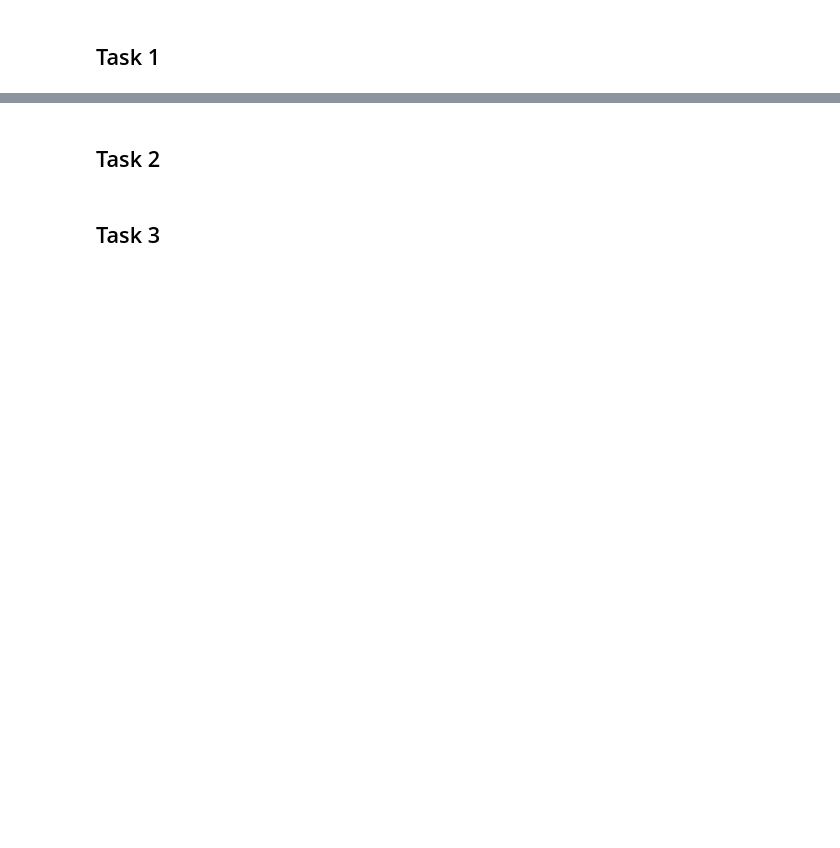
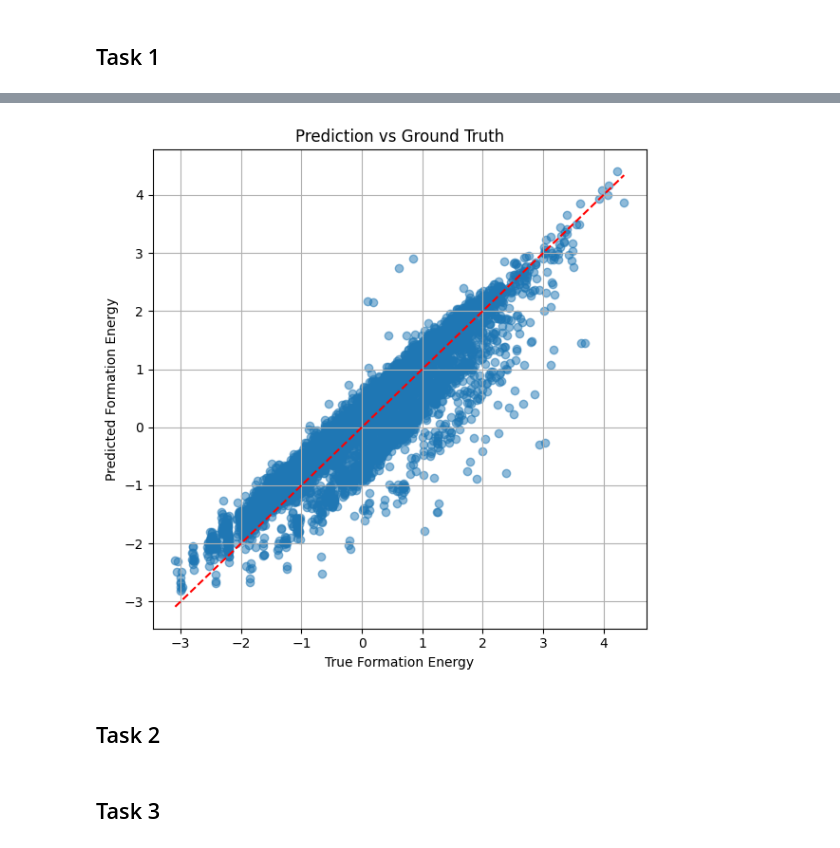
Before and after one commit to DanDan201/DL-Assignment2, a Jupyter notebook: ass2_skeleton.ipynb, the cells around one changed output, grey strips where cells are left out. Saved outputs shown, nothing was run; the diff lists cells and outputs as text; code cells hidden in the pictures; blank space fills up the shorter version.

Commit message:
smiles graph

```diff
--- a/ass2_skeleton.ipynb
+++ b/ass2_skeleton.ipynb
@@ -205,2 +185,4 @@ Formation Energy (normalized): -0.01616
 # %% [markdown]
 ## Task 1
+# %%
+device = torch.device('cuda' if torch.cuda.is_available() else 'cpu')
@@ -207,3 +298,12 @@ Formation Energy (normalized): -0.01616
+# %%
+smiles_train = [smiles_data[i] for i in train_idxes]
+formation_energies_train = [fe[i] for i in train_idxes]
+
+smiles_test = [smiles_data[i] for i in test_idxes]
+formation_energies_test = [fe[i] for i in test_idxes]
+
+train_smiles_data = SMILESDataset(smiles_train, formation_energies_train)
+test_smiles_data = SMILESDataset(smiles_test, formation_energies_test)
 # %%
 # Print example of pos, type data
 print("pos", pos_data[0])
@@ -263,0 +449,3 @@ Data(x=[9, 1], y=0.7149152, pos=[9, 3])
+# %%
+model.load_state_dict(torch.load('SMILES_model.pth'))
+model.eval()
@@ -264,3 +466,26 @@ Data(x=[9, 1], y=0.7149152, pos=[9, 3])
+# %%
+y_true = []
+y_pred = []
+
+with torch.no_grad():
+    for batch in smiles_test_loader:
+        batch = batch.to(device)
+        output = model(batch)
+        y_true.extend(batch.y.cpu().numpy())
+        y_pred.extend(output.cpu().numpy())
+
+# Plot
+plt.figure(figsize=(6, 6))
+plt.scatter(y_true, y_pred, alpha=0.5)
+plt.plot([min(y_true), max(y_true)], [min(y_true), max(y_true)], 'r--')
+plt.xlabel("True Formation Energy")
+plt.ylabel("Predicted Formation Energy")
+plt.title("Prediction vs Ground Truth")
+plt.grid(True)
+plt.tight_layout()
+plt.show()
+# %% [output]
+[figure, added]
 # %%
 class Node_Embedding(nn.Module):
     def __init__ (self, node_feature_dim, node_embedding_dim):
```
Also changed, not shown: parts of 14 cells of this notebook, 1 other file.
